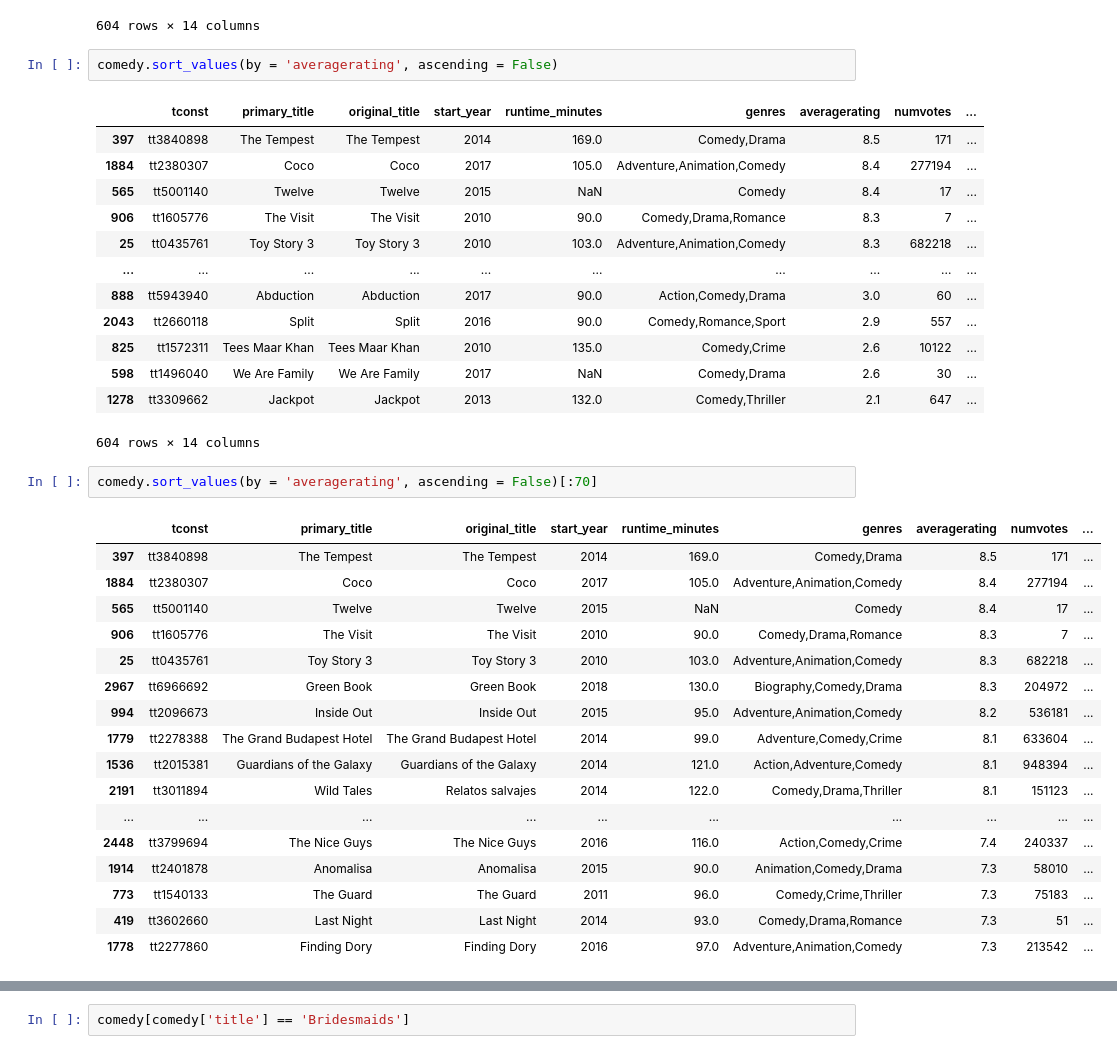
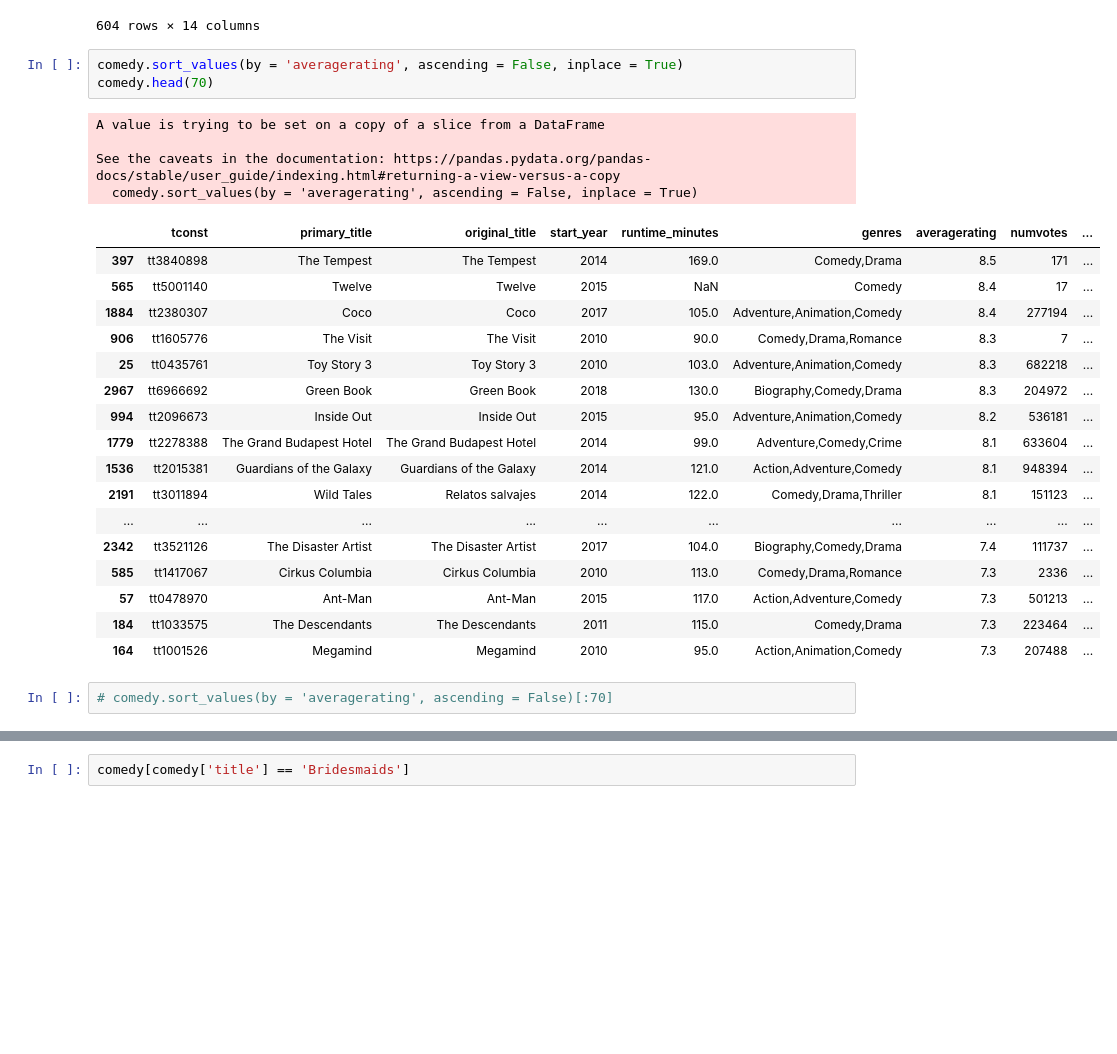
Before and after one commit to raizelistaken/MovieAnalysis, a Jupyter notebook: dsc-phase1-project-template.ipynb, the cells around one changed output, grey strips where cells are left out. Cells and saved outputs as stored; diff of their text form; blank space fills up the shorter version.

```diff
--- a/dsc-phase1-project-template.ipynb
+++ b/dsc-phase1-project-template.ipynb
@@ -498,40 +498,31 @@ comedy
 | 3008 | tt7752454 | Detective Chinatown 2 | Tang ren jie tan an 2 | 2018 | 121.0 | Action,Comedy,Mystery | 6.1 | 1250 | ... |
 | 3017 | tt8097306 | Nobody's Fool | Nobody's Fool | 2018 | 110.0 | Comedy,Drama,Romance | 4.6 | 3618 | ... |
 604 rows × 14 columns
+# %%
+comedy.sort_values(by = 'averagerating', ascending = False, inplace = True)
+comedy.head(70)
+# %% [output]
+A value is trying to be set on a copy of a slice from a DataFrame
+
+See the caveats in the documentation: https://pandas.pydata.org/pandas-docs/stable/user_guide/indexing.html#returning-a-view-versus-a-copy
+  comedy.sort_values(by = 'averagerating', ascending = False, inplace = True)
+|  | tconst | primary_title | original_title | start_year | runtime_minutes | genres | averagerating | numvotes | ... |
+| 397 | tt3840898 | The Tempest | The Tempest | 2014 | 169.0 | Comedy,Drama | 8.5 | 171 | ... |
+| 565 | tt5001140 | Twelve | Twelve | 2015 | NaN | Comedy | 8.4 | 17 | ... |
+| 1884 | tt2380307 | Coco | Coco | 2017 | 105.0 | Adventure,Animation,Comedy | 8.4 | 277194 | ... |
+| 906 | tt1605776 | The Visit | The Visit | 2010 | 90.0 | Comedy,Drama,Romance | 8.3 | 7 | ... |
+| 25 | tt0435761 | Toy Story 3 | Toy Story 3 | 2010 | 103.0 | Adventure,Animation,Comedy | 8.3 | 682218 | ... |
+| 2967 | tt6966692 | Green Book | Green Book | 2018 | 130.0 | Biography,Comedy,Drama | 8.3 | 204972 | ... |
+| 994 | tt2096673 | Inside Out | Inside Out | 2015 | 95.0 | Adventure,Animation,Comedy | 8.2 | 536181 | ... |
+| 1779 | tt2278388 | The Grand Budapest Hotel | The Grand Budapest Hotel | 2014 | 99.0 | Adventure,Comedy,Crime | 8.1 | 633604 | ... |
+| 1536 | tt2015381 | Guardians of the Galaxy | Guardians of the Galaxy | 2014 | 121.0 | Action,Adventure,Comedy | 8.1 | 948394 | ... |
+| 2191 | tt3011894 | Wild Tales | Relatos salvajes | 2014 | 122.0 | Comedy,Drama,Thriller | 8.1 | 151123 | ... |
+| ... | ... | ... | ... | ... | ... | ... | ... | ... | ... |
+| 2342 | tt3521126 | The Disaster Artist | The Disaster Artist | 2017 | 104.0 | Biography,Comedy,Drama | 7.4 | 111737 | ... |
+| 585 | tt1417067 | Cirkus Columbia | Cirkus Columbia | 2010 | 113.0 | Comedy,Drama,Romance | 7.3 | 2336 | ... |
+| 57 | tt0478970 | Ant-Man | Ant-Man | 2015 | 117.0 | Action,Adventure,Comedy | 7.3 | 501213 | ... |
+| 184 | tt1033575 | The Descendants | The Descendants | 2011 | 115.0 | Comedy,Drama | 7.3 | 223464 | ... |
+| 164 | tt1001526 | Megamind | Megamind | 2010 | 95.0 | Action,Animation,Comedy | 7.3 | 207488 | ... |
 # %%
-comedy.sort_values(by = 'averagerating', ascending = False)
+# comedy.sort_values(by = 'averagerating', ascending = False)[:70]
-# %% [output]
-|  | tconst | primary_title | original_title | start_year | runtime_minutes | genres | averagerating | numvotes | ... |
-| 397 | tt3840898 | The Tempest | The Tempest | 2014 | 169.0 | Comedy,Drama | 8.5 | 171 | ... |
-| 1884 | tt2380307 | Coco | Coco | 2017 | 105.0 | Adventure,Animation,Comedy | 8.4 | 277194 | ... |
-| 565 | tt5001140 | Twelve | Twelve | 2015 | NaN | Comedy | 8.4 | 17 | ... |
-| 906 | tt1605776 | The Visit | The Visit | 2010 | 90.0 | Comedy,Drama,Romance | 8.3 | 7 | ... |
-| 25 | tt0435761 | Toy Story 3 | Toy Story 3 | 2010 | 103.0 | Adventure,Animation,Comedy | 8.3 | 682218 | ... |
-| ... | ... | ... | ... | ... | ... | ... | ... | ... | ... |
-| 888 | tt5943940 | Abduction | Abduction | 2017 | 90.0 | Action,Comedy,Drama | 3.0 | 60 | ... |
-| 2043 | tt2660118 | Split | Split | 2016 | 90.0 | Comedy,Romance,Sport | 2.9 | 557 | ... |
-| 825 | tt1572311 | Tees Maar Khan | Tees Maar Khan | 2010 | 135.0 | Comedy,Crime | 2.6 | 10122 | ... |
-| 598 | tt1496040 | We Are Family | We Are Family | 2017 | NaN | Comedy,Drama | 2.6 | 30 | ... |
-| 1278 | tt3309662 | Jackpot | Jackpot | 2013 | 132.0 | Comedy,Thriller | 2.1 | 647 | ... |
-604 rows × 14 columns
-# %%
-comedy.sort_values(by = 'averagerating', ascending = False)[:70]
-# %% [output]
-|  | tconst | primary_title | original_title | start_year | runtime_minutes | genres | averagerating | numvotes | ... |
-| 397 | tt3840898 | The Tempest | The Tempest | 2014 | 169.0 | Comedy,Drama | 8.5 | 171 | ... |
-| 1884 | tt2380307 | Coco | Coco | 2017 | 105.0 | Adventure,Animation,Comedy | 8.4 | 277194 | ... |
-| 565 | tt5001140 | Twelve | Twelve | 2015 | NaN | Comedy | 8.4 | 17 | ... |
-| 906 | tt1605776 | The Visit | The Visit | 2010 | 90.0 | Comedy,Drama,Romance | 8.3 | 7 | ... |
-| 25 | tt0435761 | Toy Story 3 | Toy Story 3 | 2010 | 103.0 | Adventure,Animation,Comedy | 8.3 | 682218 | ... |
-| 2967 | tt6966692 | Green Book | Green Book | 2018 | 130.0 | Biography,Comedy,Drama | 8.3 | 204972 | ... |
-| 994 | tt2096673 | Inside Out | Inside Out | 2015 | 95.0 | Adventure,Animation,Comedy | 8.2 | 536181 | ... |
-| 1779 | tt2278388 | The Grand Budapest Hotel | The Grand Budapest Hotel | 2014 | 99.0 | Adventure,Comedy,Crime | 8.1 | 633604 | ... |
-| 1536 | tt2015381 | Guardians of the Galaxy | Guardians of the Galaxy | 2014 | 121.0 | Action,Adventure,Comedy | 8.1 | 948394 | ... |
-| 2191 | tt3011894 | Wild Tales | Relatos salvajes | 2014 | 122.0 | Comedy,Drama,Thriller | 8.1 | 151123 | ... |
-| ... | ... | ... | ... | ... | ... | ... | ... | ... | ... |
-| 2448 | tt3799694 | The Nice Guys | The Nice Guys | 2016 | 116.0 | Action,Comedy,Crime | 7.4 | 240337 | ... |
-| 1914 | tt2401878 | Anomalisa | Anomalisa | 2015 | 90.0 | Animation,Comedy,Drama | 7.3 | 58010 | ... |
-| 773 | tt1540133 | The Guard | The Guard | 2011 | 96.0 | Comedy,Crime,Thriller | 7.3 | 75183 | ... |
-| 419 | tt3602660 | Last Night | Last Night | 2014 | 93.0 | Comedy,Drama,Romance | 7.3 | 51 | ... |
-| 1778 | tt2277860 | Finding Dory | Finding Dory | 2016 | 97.0 | Adventure,Animation,Comedy | 7.3 | 213542 | ... |
 # %% [markdown]
```
Also changed, not shown: parts of 5 cells of this notebook, 1 other file.
